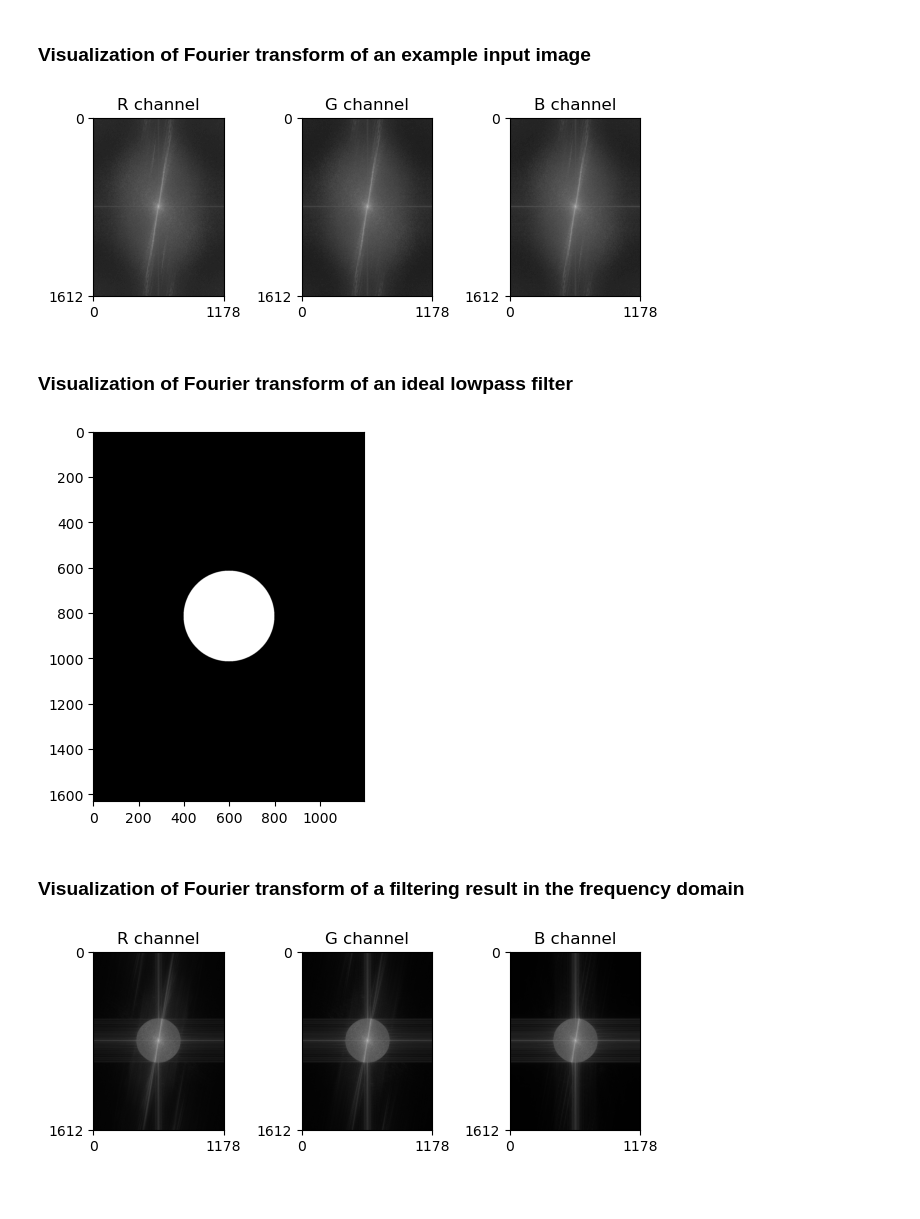
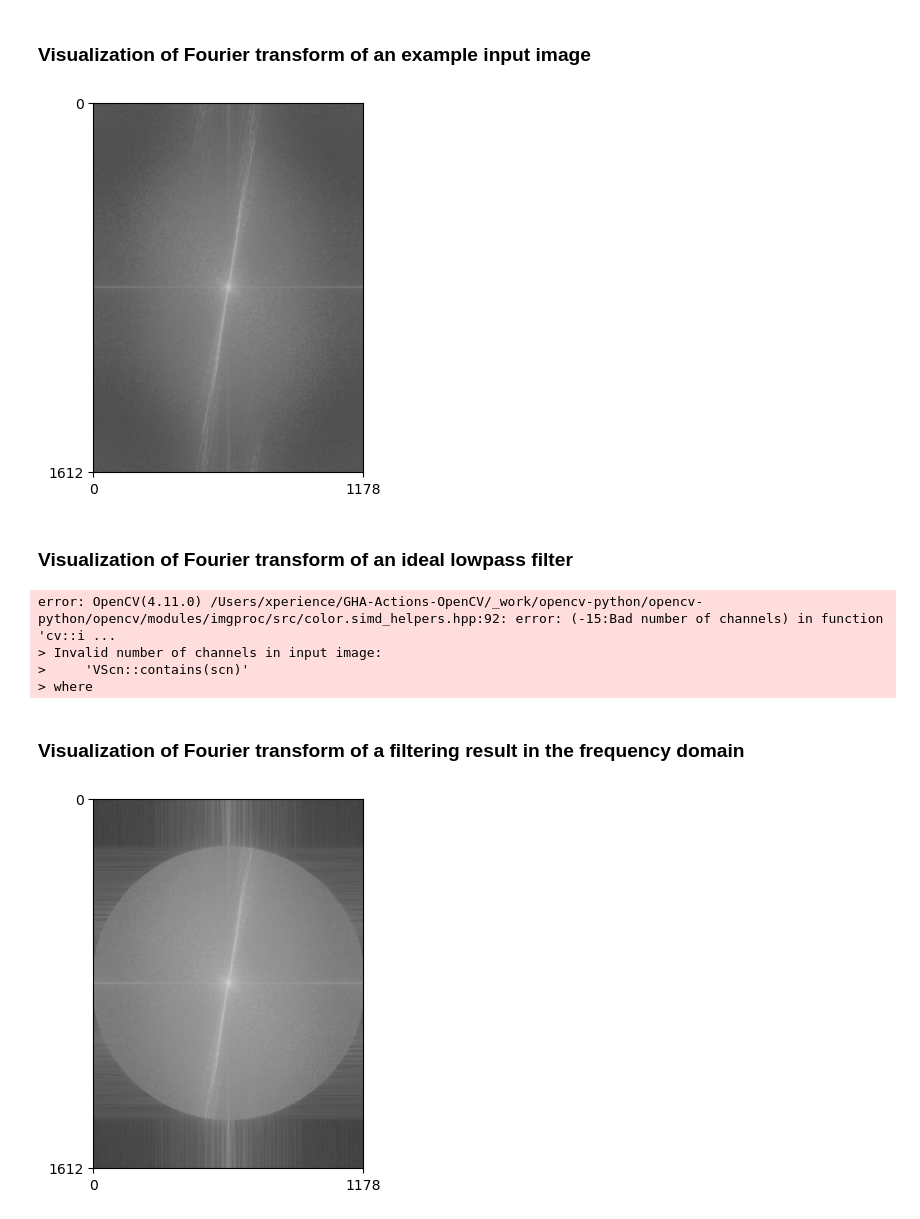
Before and after one commit to jhb341/computational-photography, a Jupyter notebook: assn2/code/lpf.ipynb, the cells around one changed output. Saved outputs shown, nothing was run; the diff lists cells and outputs as text; code cells hidden in the pictures; blank space fills up the shorter version.

```diff
--- a/assn2/code/lpf.ipynb
+++ b/assn2/code/lpf.ipynb
@@ -93,18 +116,5 @@ def show_spectrum(img):
 # %%
 img_path = '/Users/jeonhyeonbin/Documents/CSED551/assn1/assn2/images/cat.jpg'
 # %%
-img = cv2.imread(img_path, cv2.IMREAD_COLOR).astype(np.float32)/255.       # RGB
-#img = cv2.imread(img_path, cv2.IMREAD_GRAYSCALE).astype(np.float32)/255.    # grayscale
-
-# RGB
-height, width, _= img.shape
-plt.imshow(cv2.cvtColor(img, cv2.COLOR_BGR2RGB))
-
-# grayscale
-#height, width = img.shape
-#plt.imshow(img, cmap='gray')
-
-# plot
-plt.xticks([0, width-1])
-plt.yticks([0, height-1])
-plt.show()
+#img = cv2.imread(img_path, cv2.IMREAD_COLOR).astype(np.float32)/255.       # RGB
+img = cv2.imread(img_path, cv2.IMREAD_GRAYSCALE).astype(np.float32)/255.    # grayscale
@@ -115,11 +127,11 @@ plt.show()
 # %%
 show_spectrum(img)
 # %% [output]
-[figure, old version]
+[figure, new version]
 # %% [markdown]
 ### Visualization of Fourier transform of an ideal lowpass filter
 # %%
-cutoff = 200
+cutoff = 600
 # %%
 def show_filter_shape(img, cutoff, pad_size=10):
     padded_img = cv2.copyMakeBorder(img, pad_size, pad_size, pad_size, pad_size, borderType=cv2.BORDER_CONSTANT, value=0)
@@ -140,14 +152,17 @@ def show_filter_shape(img, cutoff, pad_size=10):
 # %%
 show_filter_shape(img, cutoff, pad_size=9)
 # %% [output]
-[figure, removed]
+error: OpenCV(4.11.0) /Users/xperience/GHA-Actions-OpenCV/_work/opencv-python/opencv-python/opencv/modules/imgproc/src/color.simd_helpers.hpp:92: error: (-15:Bad number of channels) in function 'cv::i ...
+> Invalid number of channels in input image:
+>     'VScn::contains(scn)'
+> where
 # %% [markdown]
 ### Visualization of Fourier transform of a filtering result in the frequency domain
 # %%
 pad_size = 5
 # %%
-rgb_filtered = ideal_lpf_rgb(img, cutoff, pad_size=pad_size)
+rgb_filtered = ideal_lpf_gray(img, cutoff, pad_size=pad_size)
 
 show_spectrum(rgb_filtered)
 # %% [output]
-[figure, old version]
+[figure, new version]
```
Also changed, not shown: parts of 6 cells of this notebook.
